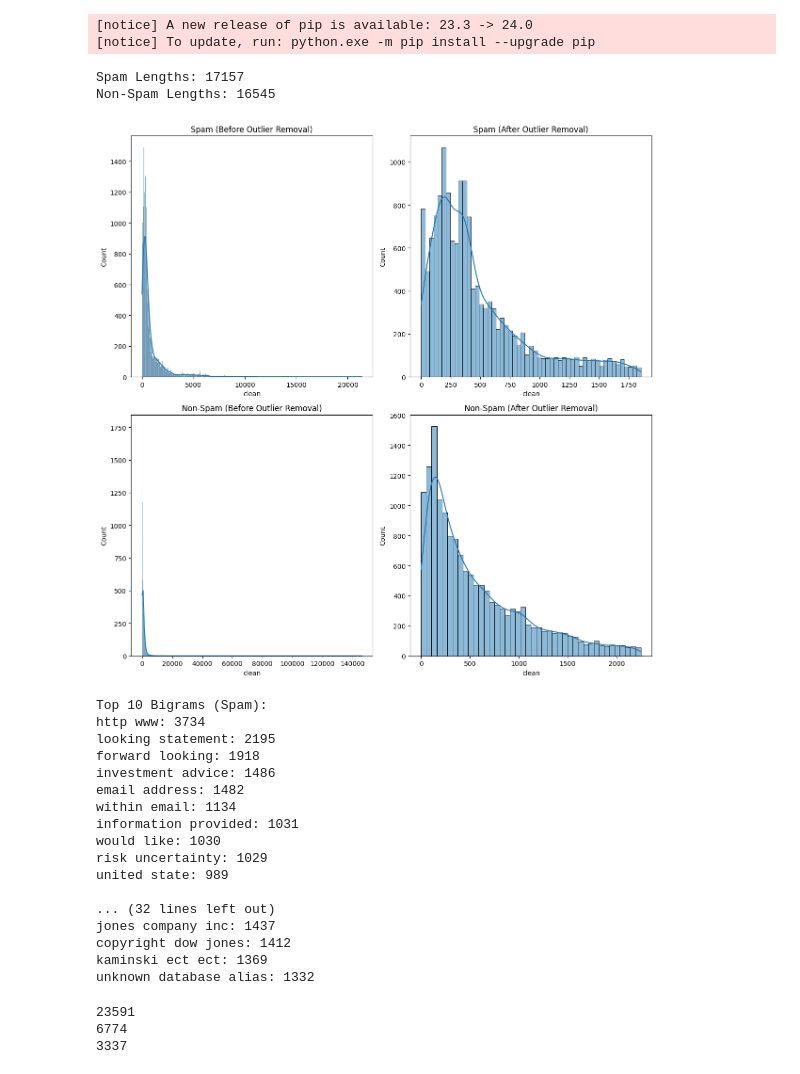
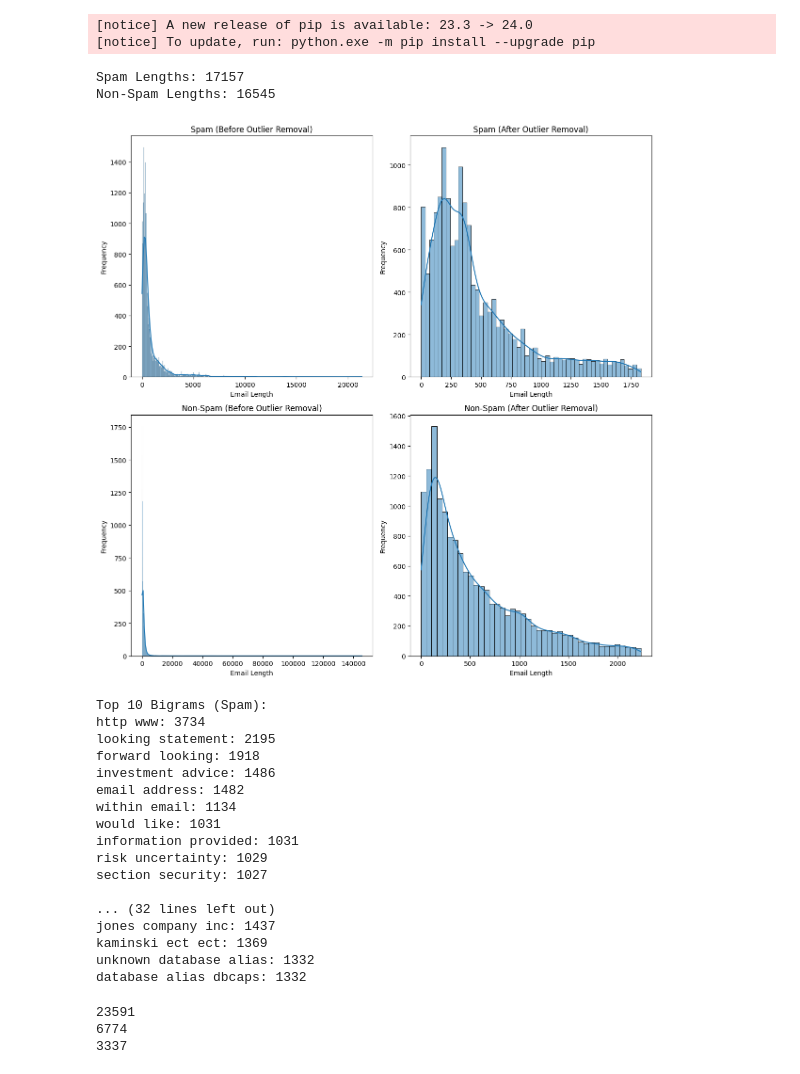
Before and after one commit to nadamdawoud/PROJECTCLASSIFICATION, a Jupyter notebook: main.ipynb, the cells around one changed output. Drawn from its saved outputs; the diff is of its cells as text; code cells hidden in the pictures.

```diff
--- a/main.ipynb
+++ b/main.ipynb
@@ -93,18 +70,12 @@ def extract_email_body(message):
         for part in message.walk():
             type_content = part.get_content_maintype()
             if type_content == 'text':
-                charset = part.get_content_charset()
-                if charset is None:
-                    charset = 'utf-8'
-                body = part.get_payload(decode=True).decode(charset, errors='ignore')
-                return body
-    else:
-        charset = message.get_content_charset()
-        if charset is None:
-            charset = 'utf-8'
-        body = message.get_payload(decode=True).decode(charset, errors='ignore')
-        return body
-    return ''
+                message = part
+                break
+        else:
+            return ''
+    body = message.get_payload(decode=False)
+    return body
 
 
 
@@ -134,13 +105,14 @@ def preprocess_text(text):
 
     # Lemmatize the words
     lemmatizer = WordNetLemmatizer()
-    specific_words = ['enron', 'e', 'hou', 'subject']
+    specific_words = ['enron', 'e', 'hou', 'subject', 'http']
     words = [word for word in words if word not in specific_words]
 
+    # Remove singular character tokens
+    words = [word for word in words if len(word) > 1]
 
     words = [lemmatizer.lemmatize(word) for word in words]
     words = [word for word in words]
-
 
     return ' '.join(words)
 
@@ -302,55 +279,59 @@ def get_iqr_outliers(data):
   outliers = data[(data < lower_bound) | (data > upper_bound)]
   return inliers, outliers
 
-# Calculate email lengths for spam and non-spam
+# email lengths for spam and non-spam
 spam_lengths = df[df['label'] == 1]['clean'].str.len()
 non_spam_lengths = df[df['label'] == 0]['clean'].str.len()
 
-# Print data lengths for debugging (optional)
 print("Spam Lengths:", len(spam_lengths))
 print("Non-Spam Lengths:", len(non_spam_lengths))
 
-# Create subplots for side-by-side comparison
+fig, axs = plt.subplots(2, 2, figsize=(12, 12))
 
-fig, axs = plt.subplots(2, 2, figsize=(12, 12))  # Adjust figsize for better visualization
-
-# Check for empty data before plotting (optional)
 if len(spam_lengths) == 0 or len(non_spam_lengths) == 0:
   print("Warning: Empty data for spam or non-spam lengths. Plots might be empty.")
 else:
-  # Plot distribution before outlier removal
+  # distribution before outlier removal
   sns.histplot(spam_lengths, kde=True, ax=axs[0, 0])
   axs[0, 0].set_title("Spam (Before Outlier Removal)")
+  axs[0, 0].set_xlabel("Email Length")
+  axs[0, 0].set_ylabel("Frequency")
 
   sns.histplot(non_spam_lengths, kde=True, ax=axs[1, 0])
   axs[1, 0].set_title("Non-Spam (Before Outlier Removal)")
+  axs[1, 0].set_xlabel("Email Length")
+  axs[1, 0].set_ylabel("Frequency")
 
-  # Apply IQR to identify outliers
+  # IQR to identify outliers
   spam_inliers, spam_outliers = get_iqr_outliers(spam_lengths)
   non_spam_inliers, non_spam_outliers = get_iqr_outliers(non_spam_lengths)
 
   # Filter DataFrames based on inliers
   filtered_df_spam = df[df['label'] == 1].loc[spam_inliers.index]
   filtered_df_non_spam = df[df['label'] == 0].loc[non_spam_inliers.index]
 
   # Check for empty data after filtering (optional)
   if len(filtered_df_spam) == 0 or len(filtered_df_non_spam) == 0:
     print("Warning: Filtering removed all data. Plots might be empty.")
   else:
     # Plot distribution after outlier removal
     sns.histplot(filtered_df_spam['clean'].str.len(), kde=True, ax=axs[0, 1])
     axs[0, 1].set_title("Spam (After Outlier Removal)")
+    axs[0, 1].set_xlabel("Email Length")
+    axs[0, 1].set_ylabel("Frequency")
 
     sns.histplot(filtered_df_non_spam['clean'].str.len(), kde=True, ax=axs[1, 1])
     axs[1, 1].set_title("Non-Spam (After Outlier Removal)")
+    axs[1, 1].set_xlabel("Email Length")
+    axs[1, 1].set_ylabel("Frequency")
 
 # Adjust layout (optional)
 plt.tight_layout()
 plt.show()
 # %% [output]
 Spam Lengths: 17157
 Non-Spam Lengths: 16545
-[figure, old version]
+[figure, new version]
 # %%
 # Function to extract n-grams (bigrams and trigrams)
 def get_n_grams(text, n):
@@ -429,14 +410,14 @@ forward looking: 1918
 investment advice: 1486
 email address: 1482
 within email: 1134
+would like: 1031
 information provided: 1031
-would like: 1030
 risk uncertainty: 1029
-united state: 989
+section security: 1027
 
 ... (32 lines left out)
 jones company inc: 1437
-copyright dow jones: 1412
 kaminski ect ect: 1369
 unknown database alias: 1332
+database alias dbcaps: 1332
 # %%
```
Also changed, not shown: parts of 23 cells of this notebook.
